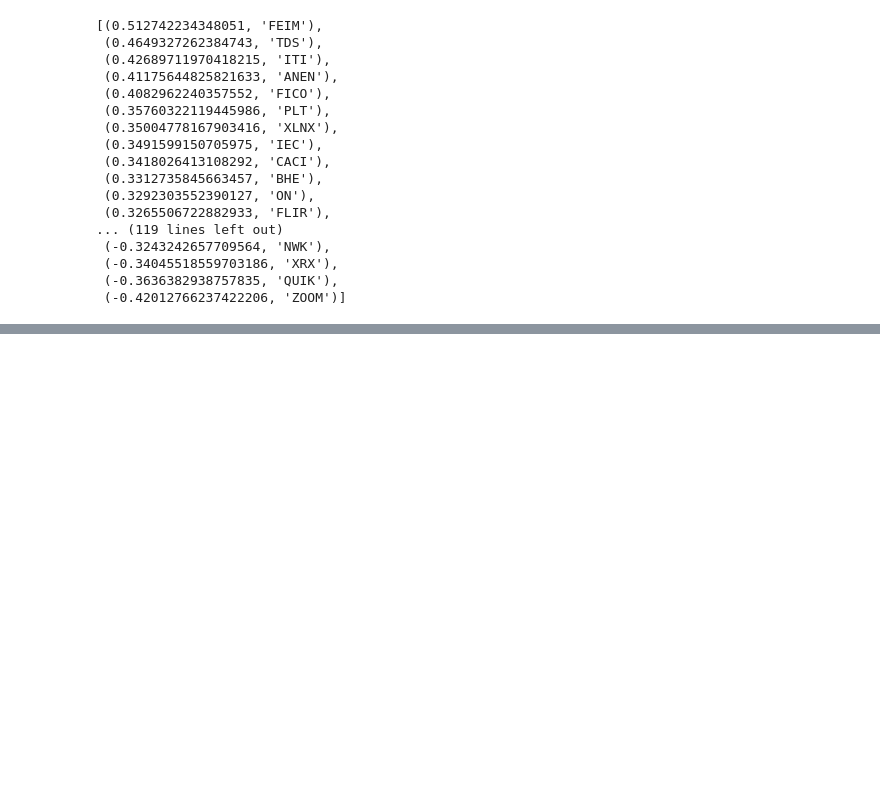
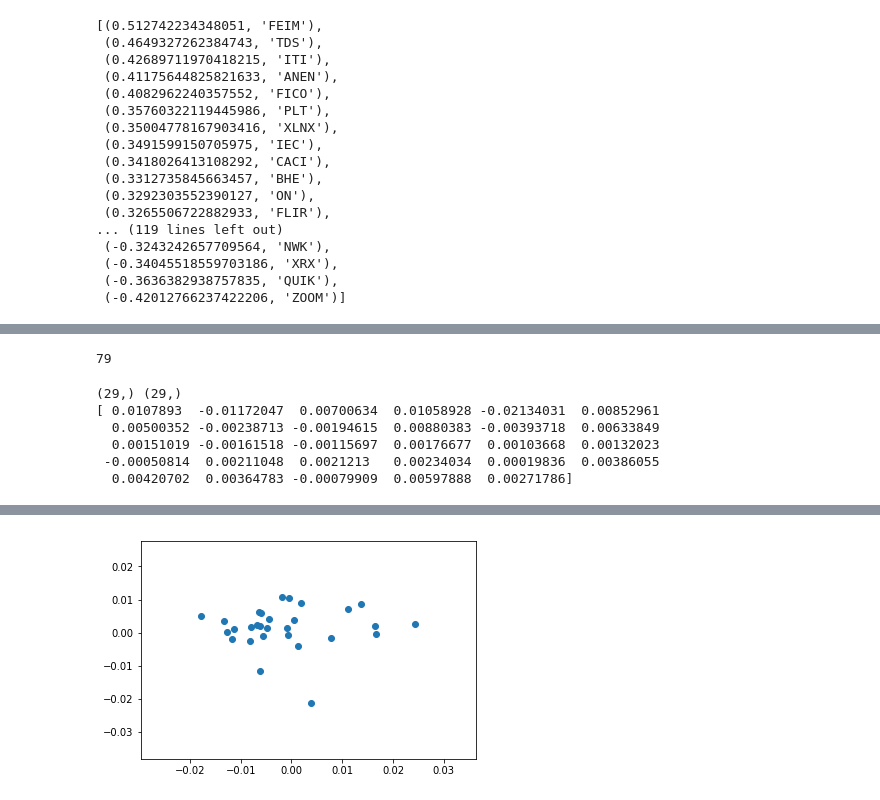
Before and after one commit to howard41436/FINTECH, a Jupyter notebook: final/train_model.ipynb, the cells around one changed output, grey strips where cells are left out. Cells and saved outputs as stored; diff of their text form; code cells hidden in the pictures; blank space fills up the shorter version.

```diff
--- a/final/train_model.ipynb
+++ b/final/train_model.ipynb
@@ -148,0 +201,25 @@ rank
+# %%
+for idx, i in enumerate(dic):
+    if i == 'DRCO':
+        print(idx)
+        break
+# %% [output]
+79
+# %%
+from matplotlib import pyplot as plt
+idx = 109
+X = np.load('rnn_pred.npy')
+X = X[idx]
+Xall, Yall = get_data(0, n_of_comp)
+Y = Yall[29 * idx: 29 * (idx + 1)].reshape(-1)
+print(X.shape, Y.shape)
+print(Y)
+plt.scatter(X, Y)
+plt
+# %% [output]
+(29,) (29,)
+[ 0.0107893  -0.01172047  0.00700634  0.01058928 -0.02134031  0.00852961
+  0.00500352 -0.00238713 -0.00194615  0.00880383 -0.00393718  0.00633849
+  0.00151019 -0.00161518 -0.00115697  0.00176677  0.00103668  0.00132023
+ -0.00050814  0.00211048  0.0021213   0.00234034  0.00019836  0.00386055
+  0.00420702  0.00364783 -0.00079909  0.00597888  0.00271786]
@@ -148,0 +227 @@ rank
+[figure, added]
```
Also changed, not shown: parts of 6 cells of this notebook, 10 other files.
